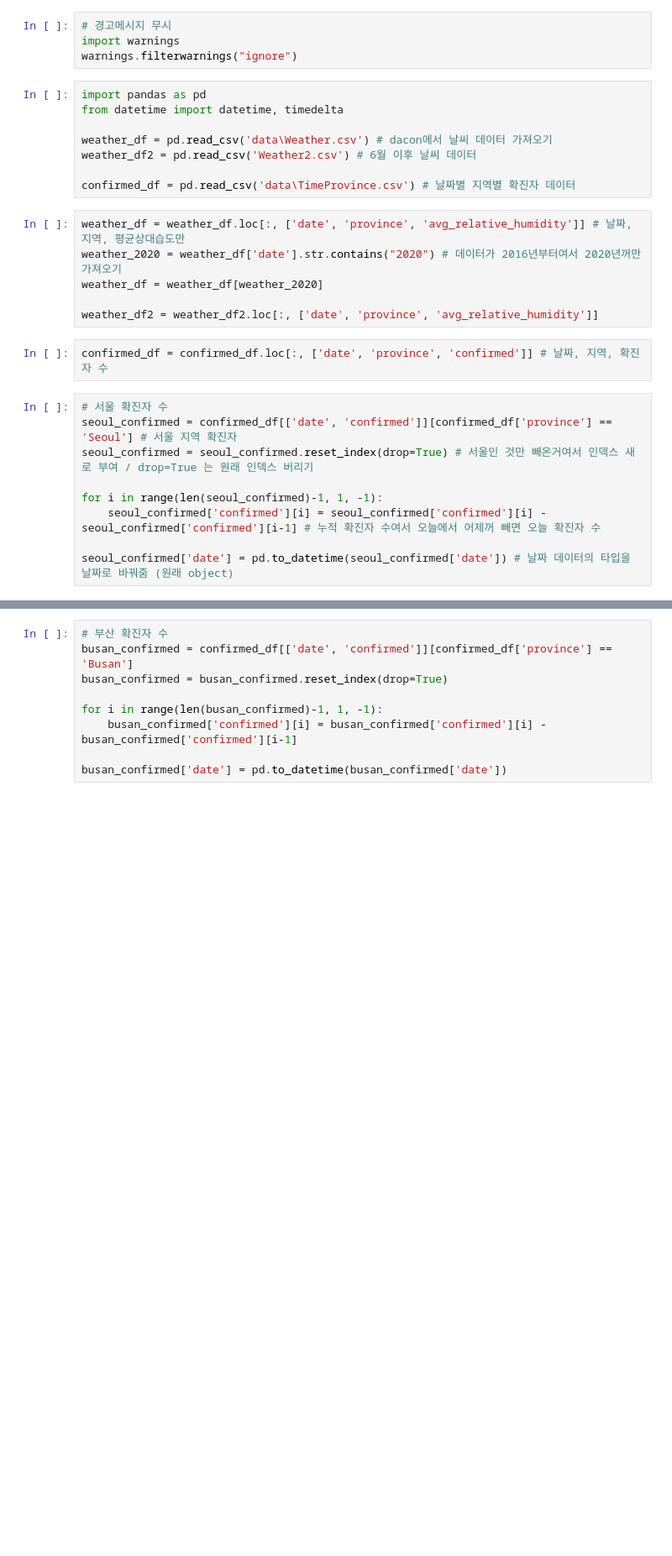
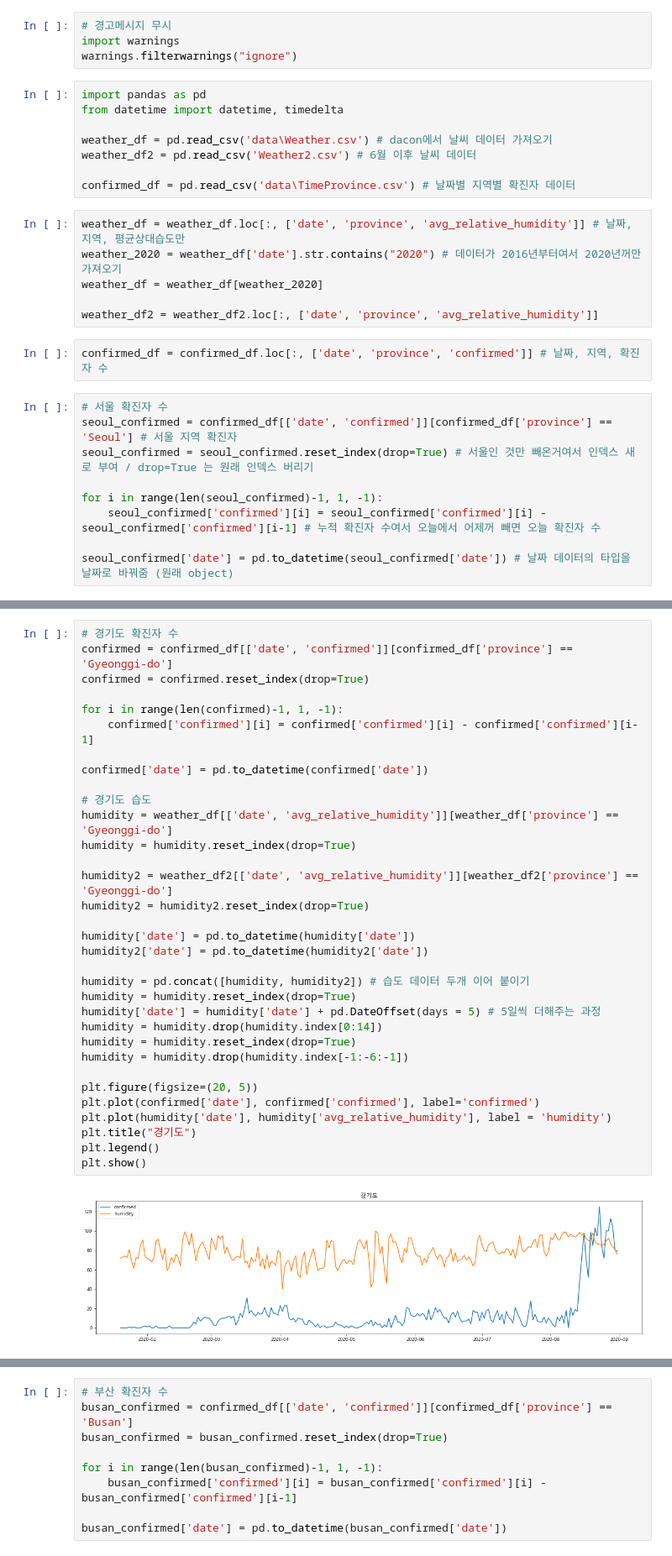
Before and after one commit to leeisack/project_AI_AMONG_US, a Jupyter notebook: sia_proj/corona.ipynb, the cells around one changed output, grey strips where cells are left out. Shown at 84% size. Drawn from its saved outputs; the diff is of its cells as text; blank space fills up the shorter version.

```diff
--- a/sia_proj/corona.ipynb
+++ b/sia_proj/corona.ipynb
@@ -61,0 +69,35 @@ plt.show()
+# %%
+# 경기도 확진자 수
+confirmed = confirmed_df[['date', 'confirmed']][confirmed_df['province'] == 'Gyeonggi-do']
+confirmed = confirmed.reset_index(drop=True)
+
+for i in range(len(confirmed)-1, 1, -1):
+    confirmed['confirmed'][i] = confirmed['confirmed'][i] - confirmed['confirmed'][i-1]
+
+confirmed['date'] = pd.to_datetime(confirmed['date'])
+
+# 경기도 습도
+humidity = weather_df[['date', 'avg_relative_humidity']][weather_df['province'] == 'Gyeonggi-do']
+humidity = humidity.reset_index(drop=True)
+
+humidity2 = weather_df2[['date', 'avg_relative_humidity']][weather_df2['province'] == 'Gyeonggi-do']
+humidity2 = humidity2.reset_index(drop=True)
+
+humidity['date'] = pd.to_datetime(humidity['date'])
+humidity2['date'] = pd.to_datetime(humidity2['date'])
+
+humidity = pd.concat([humidity, humidity2]) # 습도 데이터 두개 이어 붙이기
+humidity = humidity.reset_index(drop=True)
+humidity['date'] = humidity['date'] + pd.DateOffset(days = 5) # 5일씩 더해주는 과정
+humidity = humidity.drop(humidity.index[0:14])
+humidity = humidity.reset_index(drop=True)
+humidity = humidity.drop(humidity.index[-1:-6:-1])
+
+plt.figure(figsize=(20, 5))
+plt.plot(confirmed['date'], confirmed['confirmed'], label='confirmed')
+plt.plot(humidity['date'], humidity['avg_relative_humidity'], label = 'humidity')
+plt.title("경기도")
+plt.legend()
+plt.show()
+# %% [output]
+[figure, added]
```
Also changed, not shown: parts of 48 cells of this notebook, 1 other file.
